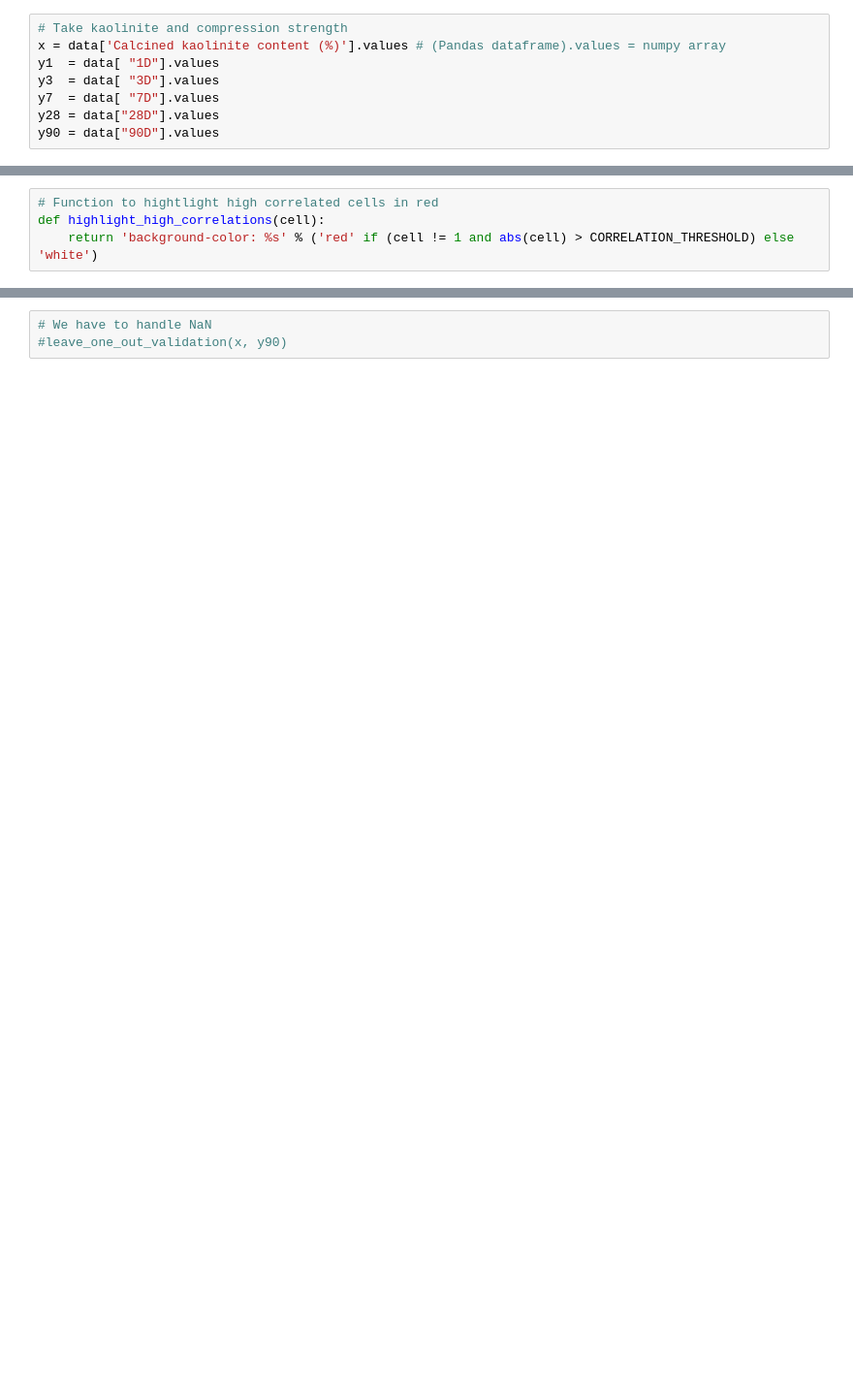
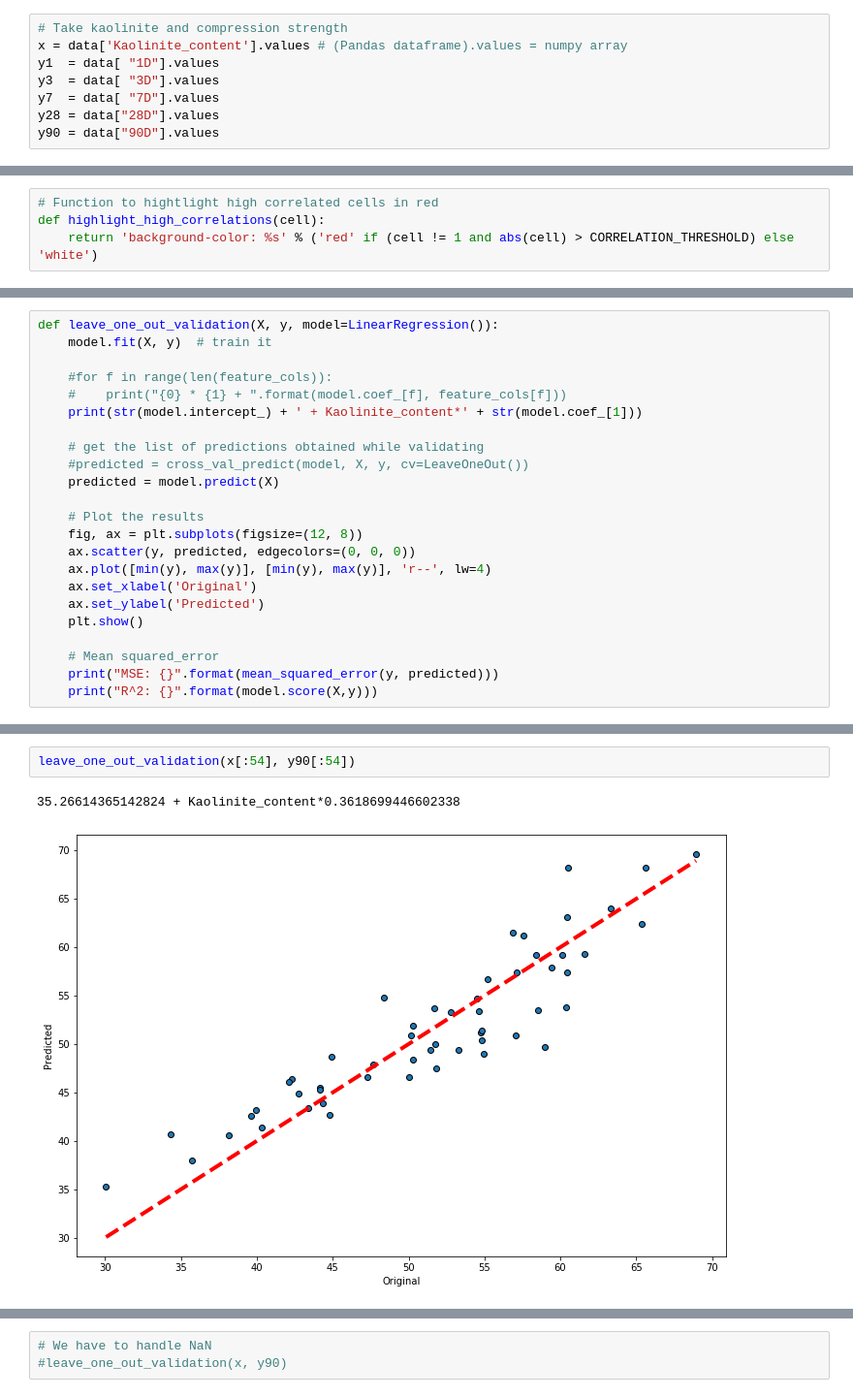
Before and after one commit to frblazquez/LC3, a Jupyter notebook: Project 2/lc3.ipynb, the cells around one changed output, grey strips where cells are left out. Shown: that part at 97% size. Saved outputs shown, nothing was run; the diff lists cells and outputs as text; blank space fills up the shorter version.

```diff
--- a/Project 2/lc3.ipynb
+++ b/Project 2/lc3.ipynb
@@ -32,7 +39,7 @@ data = pd.read_excel(DATA_PATH, skiprows=[0], na_values=['-'])
 ### Visualize data
 # %%
 # Take kaolinite and compression strength
-x = data['Calcined kaolinite content (%)'].values # (Pandas dataframe).values = numpy array
+x = data['Kaolinite_content'].values # (Pandas dataframe).values = numpy array
 y1  = data[ "1D"].values
 y3  = data[ "3D"].values
 y7  = data[ "7D"].values
@@ -125,0 +182,23 @@ data_restricted.describe()
+# %%
+def leave_one_out_validation(X, y, model=LinearRegression()):
+    model.fit(X, y)  # train it
+
+    #for f in range(len(feature_cols)):
+    #    print("{0} * {1} + ".format(model.coef_[f], feature_cols[f]))
+    print(str(model.intercept_) + ' + Kaolinite_content*' + str(model.coef_[1]))
+
+    # get the list of predictions obtained while validating
+    #predicted = cross_val_predict(model, X, y, cv=LeaveOneOut())
+    predicted = model.predict(X)
+
+    # Plot the results
+    fig, ax = plt.subplots(figsize=(12, 8))
+    ax.scatter(y, predicted, edgecolors=(0, 0, 0))
+    ax.plot([min(y), max(y)], [min(y), max(y)], 'r--', lw=4)
+    ax.set_xlabel('Original')
+    ax.set_ylabel('Predicted')
+    plt.show()
+
+    # Mean squared_error
+    print("MSE: {}".format(mean_squared_error(y, predicted)))
+    print("R^2: {}".format(model.score(X,y)))
@@ -125,0 +209,5 @@ data_restricted.describe()
+# %%
+leave_one_out_validation(x[:54], y90[:54])
+# %% [output]
+35.26614365142824 + Kaolinite_content*0.3618699446602338
+[figure, added]
```
Also changed, not shown: parts of 24 cells of this notebook.
